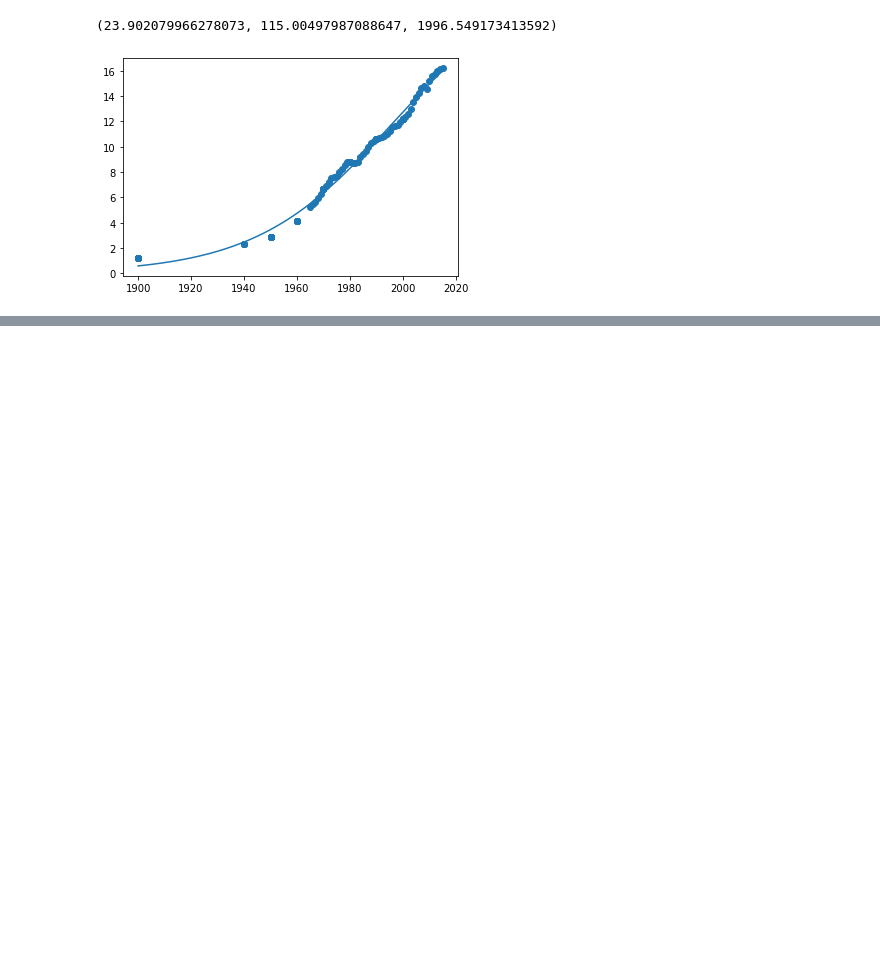
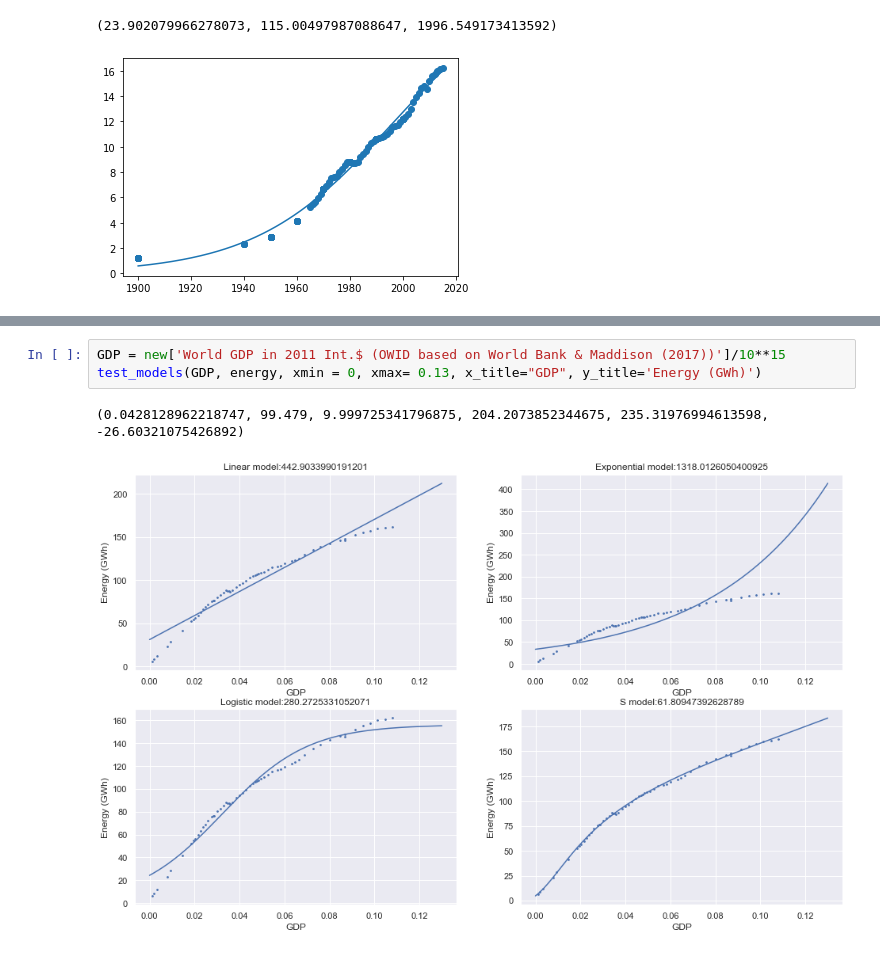
Before and after one commit to leatrin/EnergyLimits, a Jupyter notebook: Codes/curve-regression.ipynb, the cells around one changed output, grey strips where cells are left out. Cells and saved outputs as stored; diff of their text form; blank space fills up the shorter version.

```diff
--- a/Codes/curve-regression.ipynb
+++ b/Codes/curve-regression.ipynb
@@ -406,0 +428,6 @@ logReg(time,e)
+# %%
+GDP = new['World GDP in 2011 Int.$ (OWID based on World Bank & Maddison (2017))']/10**15
+test_models(GDP, energy, xmin = 0, xmax= 0.13, x_title="GDP", y_title='Energy (GWh)')
+# %% [output]
+(0.0428128962218747, 99.479, 9.999725341796875, 204.2073852344675, 235.31976994613598, -26.60321075426892)
+[figure, added]
```
Also changed, not shown: parts of 21 cells of this notebook, 8 other files.
